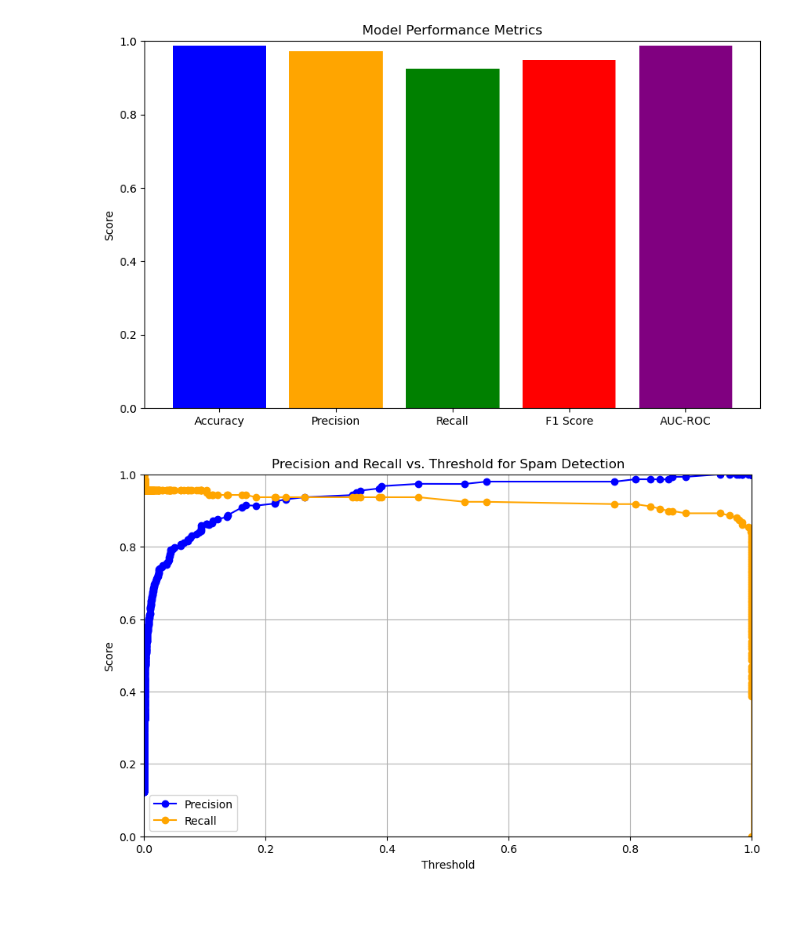
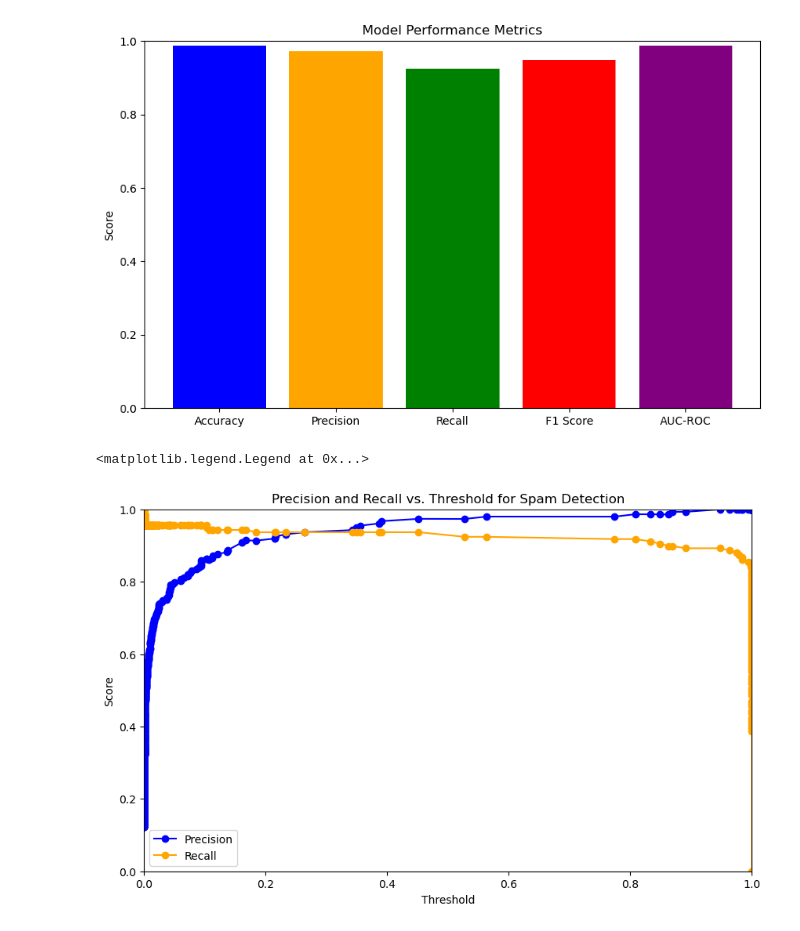
Before and after one commit to srinijalanda93/Machine-learning, a Jupyter notebook: 2448526_lab8.ipynb, the cells around one changed output. Drawn from its saved outputs; the diff is of its cells as text; code cells hidden in the pictures.

```diff
--- a/2448526_lab8.ipynb
+++ b/2448526_lab8.ipynb
@@ -37,5 +38,5 @@ import seaborn as sns
 # %%
-dataframe=pds.read_csv("lab8spamHam.csv")
+dataframe=pd.read_csv("lab8spamHam.csv")
 print(dataframe)
 # 1 is spam and 0 is ham
 # %% [output]
@@ -166,9 +167,9 @@ dataframe.sms
 5573                         Rofl. Its true to its name\n
 Name: sms, Length: 5574, dtype: object
 # %%
-
 from sklearn.model_selection import train_test_split
-from sklearn.naive_bayes import MultinomialNB,X_test,y_train,y_test=train_test_split(dataframe['sms'],dataframe['label'],test_size=0.23,random_state=34)
+from sklearn.naive_bayes import MultinomialNB
+X_train,X_test,y_train,y_test=train_test_split(dataframe['sms'],dataframe['label'],test_size=0.23,random_state=34)
 # %%
 #convert the text into matrics using counterVectorizer
 from sklearn.feature_extraction.text import CountVectorizer as cv
@@ -385,26 +387,27 @@ plt.show()
 # %%
 # Calculate precision and recall at different thresholds
 precision, recall, thresholds = precision_recall_curve(y_test, y_prob)
 
 # Create a DataFrame for easier plotting
 thresholds = np.append(thresholds, 1.0)  # Append 1 to the thresholds for proper plotting
 precision = np.append(precision, precision[-1])  # Append last precision value
 recall = np.append(recall, recall[-1])  # Append last recall value
 
 # Plot precision and recall against thresholds
 plt.figure(figsize=(10, 6))
 
 # Plot only for valid thresholds
 plt.plot(thresholds, precision[:-1], label='Precision', color='blue', marker='o')
 plt.plot(thresholds, recall[:-1], label='Recall', color='orange', marker='o')  # Avoid last point
 plt.xlabel('Threshold')
 plt.ylabel('Score')
 plt.title('Precision and Recall vs. Threshold for Spam Detection')
 plt.xlim(0, 1)
 plt.ylim(0, 1)
-plt.axhline(0, color='gray', lw=0.5, ls='--')
-plt.axvline(0, color='gray', lw=0.5, ls='--')
+#plt.axhline(0, color='gray', lw=0.5, ls='--')
+#plt.axvline(0, color='gray', lw=0.5, ls='--')
 plt.legend()
-plt.grid()
+#plt.grid()
 # %% [output]
+<matplotlib.legend.Legend at 0x...>
-[figure, old version]
+[figure, new version]
```
Also changed, not shown: parts of 4 cells of this notebook, 4 other files.
